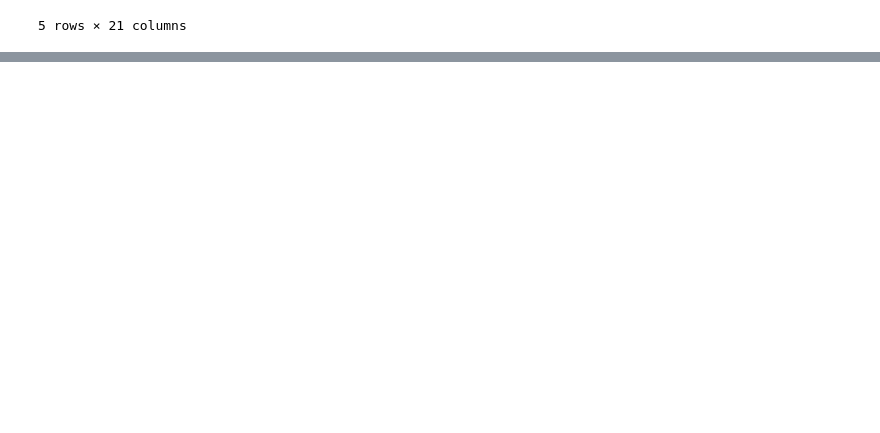
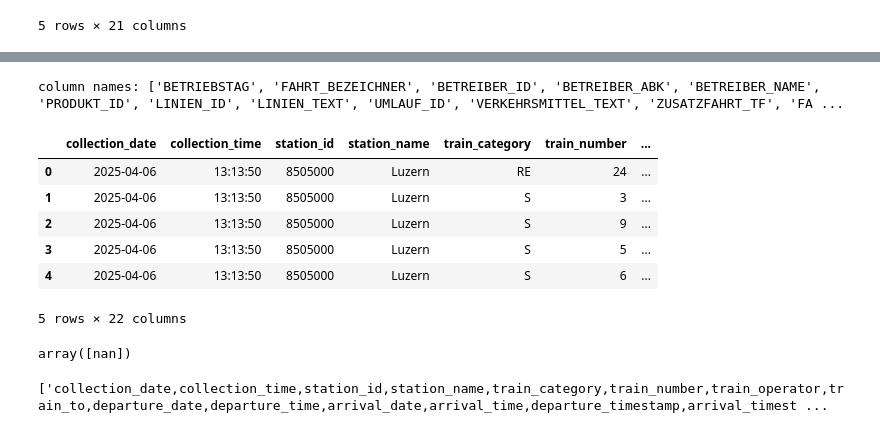
Before and after one commit to CIP-FS25-106/CIP_FS25_106, a Jupyter notebook: notebooks/historical_data.ipynb, the cells around one changed output, grey strips where cells are left out. Drawn from its saved outputs; the diff is of its cells as text; code cells hidden in the pictures; blank space fills up the shorter version.

```diff
--- a/notebooks/historical_data.ipynb
+++ b/notebooks/historical_data.ipynb
@@ -35,0 +73,26 @@ hist_data.tail()
+# %%
+column_names = new.columns.tolist()
+print(f"column names: {column_names} and number of columns: {len(column_names)}")
+# %% [output]
+column names: ['BETRIEBSTAG', 'FAHRT_BEZEICHNER', 'BETREIBER_ID', 'BETREIBER_ABK', 'BETREIBER_NAME', 'PRODUKT_ID', 'LINIEN_ID', 'LINIEN_TEXT', 'UMLAUF_ID', 'VERKEHRSMITTEL_TEXT', 'ZUSATZFAHRT_TF', 'FA ...
+# %%
+luzern_station_board = pd.read_csv("C:/Users/rogej/Documents/web_applications/CIP_FS25_106/data/raw/2025-01/Luzern_2025-01-01.csv")
+luzern_station_board.columns = luzern_station_board.columns.str.lower()
+# %%
+luzern_station_board.head()
+# %% [output]
+|  | collection_date | collection_time | station_id | station_name | train_category | train_number | ... |
+| 0 | 2025-04-06 | 13:13:50 | 8505000 | Luzern | RE | 24 | ... |
+| 1 | 2025-04-06 | 13:13:50 | 8505000 | Luzern | S | 3 | ... |
+| 2 | 2025-04-06 | 13:13:50 | 8505000 | Luzern | S | 9 | ... |
+| 3 | 2025-04-06 | 13:13:50 | 8505000 | Luzern | S | 5 | ... |
+| 4 | 2025-04-06 | 13:13:50 | 8505000 | Luzern | S | 6 | ... |
+5 rows × 22 columns
+# %%
+luzern_station_board['delay'].unique()
+# %% [output]
+array([nan])
+# %%
+print(list(luzern_station_board.columns))
+# %% [output]
+['collection_date,collection_time,station_id,station_name,train_category,train_number,train_operator,train_to,departure_date,departure_time,arrival_date,arrival_time,departure_timestamp,arrival_timest ...
```
Also changed, not shown: parts of 9 cells of this notebook, 24 other files.
